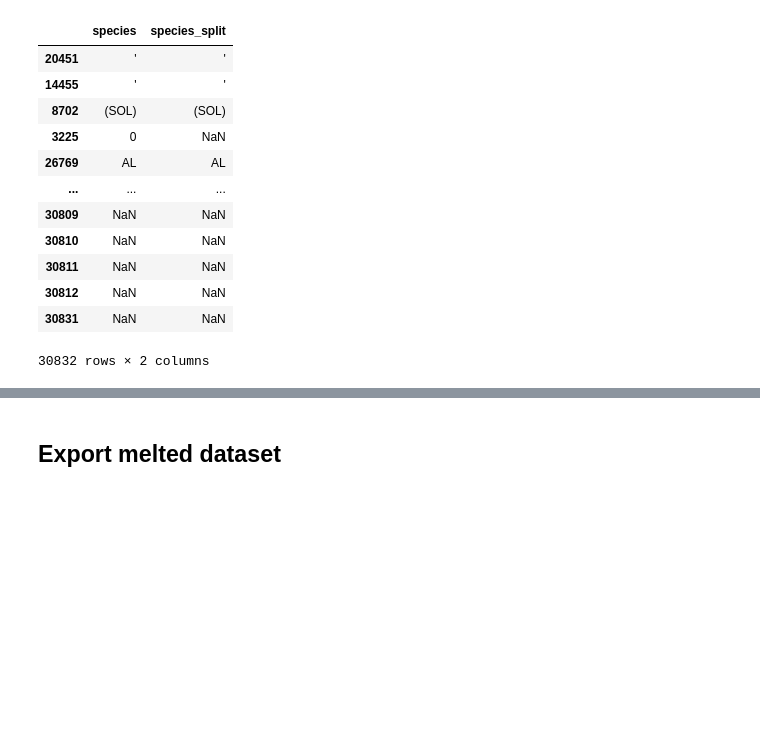
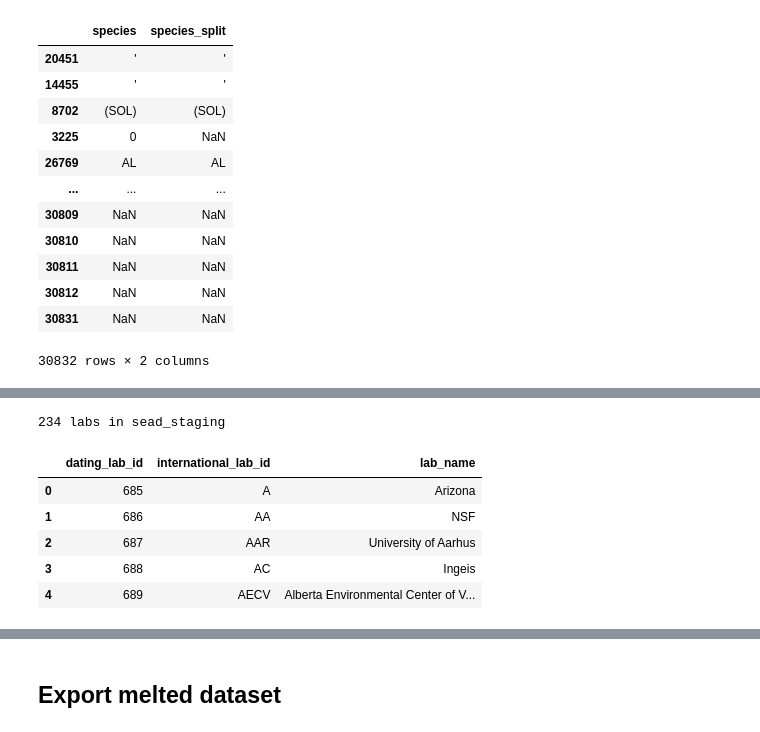
Before and after one commit to Br1CM/sead_strucke_data_cleaning, a Jupyter notebook: notebooks/explore.ipynb, the cells around one changed output, grey strips where cells are left out. Drawn from its saved outputs; the diff is of its cells as text; code cells hidden in the pictures; blank space fills up the shorter version.

```diff
--- a/notebooks/explore.ipynb
+++ b/notebooks/explore.ipynb
@@ -728,0 +735,15 @@ df[['species', 'species_split']].sort_values('species')
+# %%
+dating_labs = pd.read_sql(
+    "select dating_lab_id, international_lab_id, lab_name from public.tbl_dating_labs",
+    engine,
+)
+print(f"{len(dating_labs)} labs in sead_staging")
+dating_labs.head()
+# %% [output]
+234 labs in sead_staging
+|  | dating_lab_id | international_lab_id | lab_name |
+| 0 | 685 | A | Arizona |
+| 1 | 686 | AA | NSF |
+| 2 | 687 | AAR | University of Aarhus |
+| 3 | 688 | AC | Ingeis |
+| 4 | 689 | AECV | Alberta Environmental Center of V... |
```
Also changed, not shown: parts of 9 cells of this notebook.
